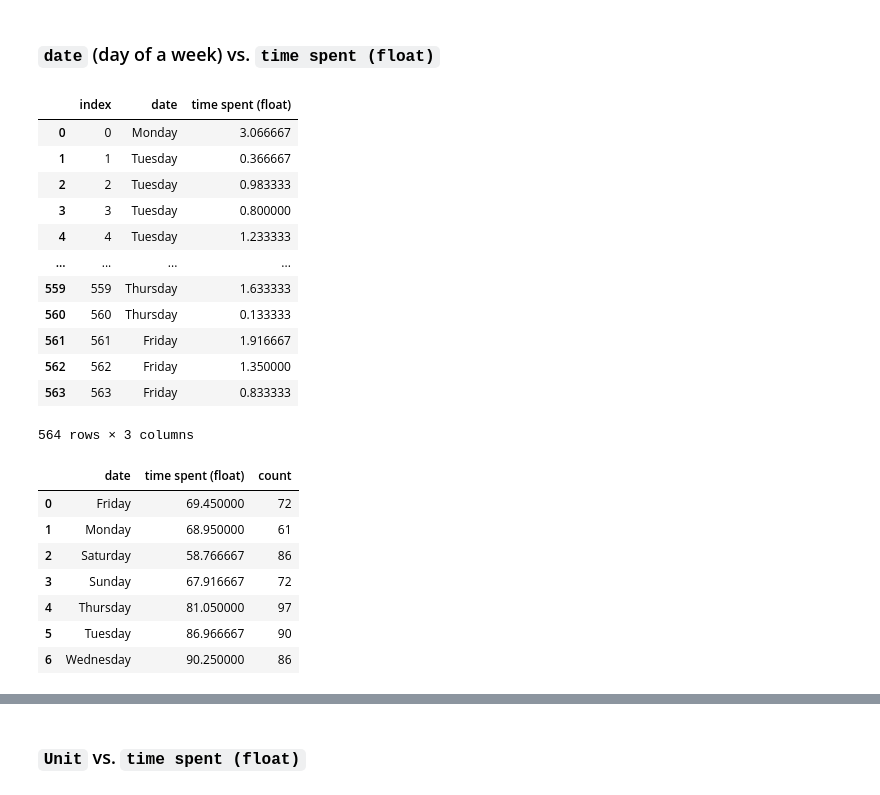
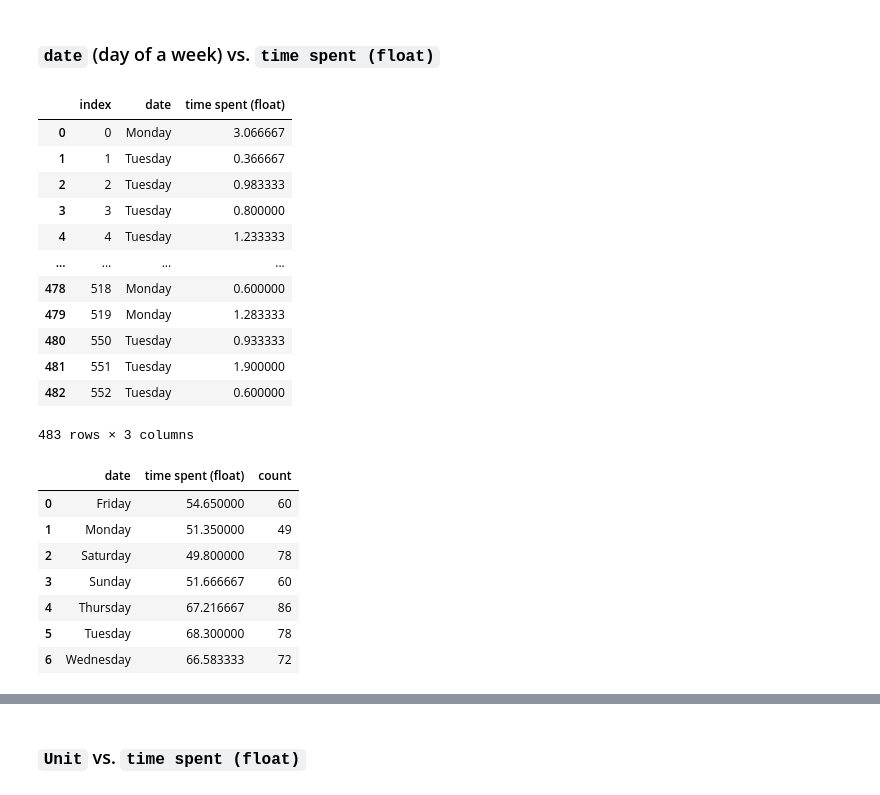
Before and after one commit to Ivan-Alexis-Tan/Time-Spent-on-Studying, a Jupyter notebook: Time spent analysis.ipynb, the cells around one changed output, grey strips where cells are left out. Saved outputs shown, nothing was run; the diff lists cells and outputs as text; code cells hidden in the pictures.

```diff
--- a/Time spent analysis.ipynb
+++ b/Time spent analysis.ipynb
@@ -401,22 +398,22 @@ Name: time spent (float), dtype: float64
 ### `date` (day of a week) vs. `time spent (float)`
 # %%
 # Setting the Df
-df_day_str = pd.merge(df['date'].dt.day_name().reset_index(), df['time spent (float)'].reset_index(), on='index')
+df_day_str = pd.merge(df_learning['date'].dt.day_name().reset_index(), df_learning['time spent (float)'].reset_index(), on='index')
 df_day_str
 # %% [output]
 |  | index | date | time spent (float) |
 | 0 | 0 | Monday | 3.066667 |
 | 1 | 1 | Tuesday | 0.366667 |
 | 2 | 2 | Tuesday | 0.983333 |
 | 3 | 3 | Tuesday | 0.800000 |
 | 4 | 4 | Tuesday | 1.233333 |
 | ... | ... | ... | ... |
-| 559 | 559 | Thursday | 1.633333 |
-| 560 | 560 | Thursday | 0.133333 |
-| 561 | 561 | Friday | 1.916667 |
-| 562 | 562 | Friday | 1.350000 |
-| 563 | 563 | Friday | 0.833333 |
+| 478 | 518 | Monday | 0.600000 |
+| 479 | 519 | Monday | 1.283333 |
+| 480 | 550 | Tuesday | 0.933333 |
+| 481 | 551 | Tuesday | 1.900000 |
+| 482 | 552 | Tuesday | 0.600000 |
-564 rows × 3 columns
+483 rows × 3 columns
 # %%
 # Setting DF for Comparing Total Time Spend vs. Count of Study Session
 df_day_str_total = df_day_str.groupby('date')['time spent (float)'].sum().reset_index().sort_values(by='date', ascending=False)
@@ -428,13 +425,13 @@ df_day_str_ct = pd.merge(df_day_str_total, df_day_str_count, on='date', sort=Tru
 df_day_str_ct
 # %% [output]
 |  | date | time spent (float) | count |
-| 0 | Friday | 69.450000 | 72 |
-| 1 | Monday | 68.950000 | 61 |
-| 2 | Saturday | 58.766667 | 86 |
-| 3 | Sunday | 67.916667 | 72 |
-| 4 | Thursday | 81.050000 | 97 |
-| 5 | Tuesday | 86.966667 | 90 |
-| 6 | Wednesday | 90.250000 | 86 |
+| 0 | Friday | 54.650000 | 60 |
+| 1 | Monday | 51.350000 | 49 |
+| 2 | Saturday | 49.800000 | 78 |
+| 3 | Sunday | 51.666667 | 60 |
+| 4 | Thursday | 67.216667 | 86 |
+| 5 | Tuesday | 68.300000 | 78 |
+| 6 | Wednesday | 66.583333 | 72 |
 # %%
 # Setting Subplots
 fig, axes = plt.subplots(2, 1, figsize=(10, 8))
```
Also changed, not shown: parts of 20 cells of this notebook.
